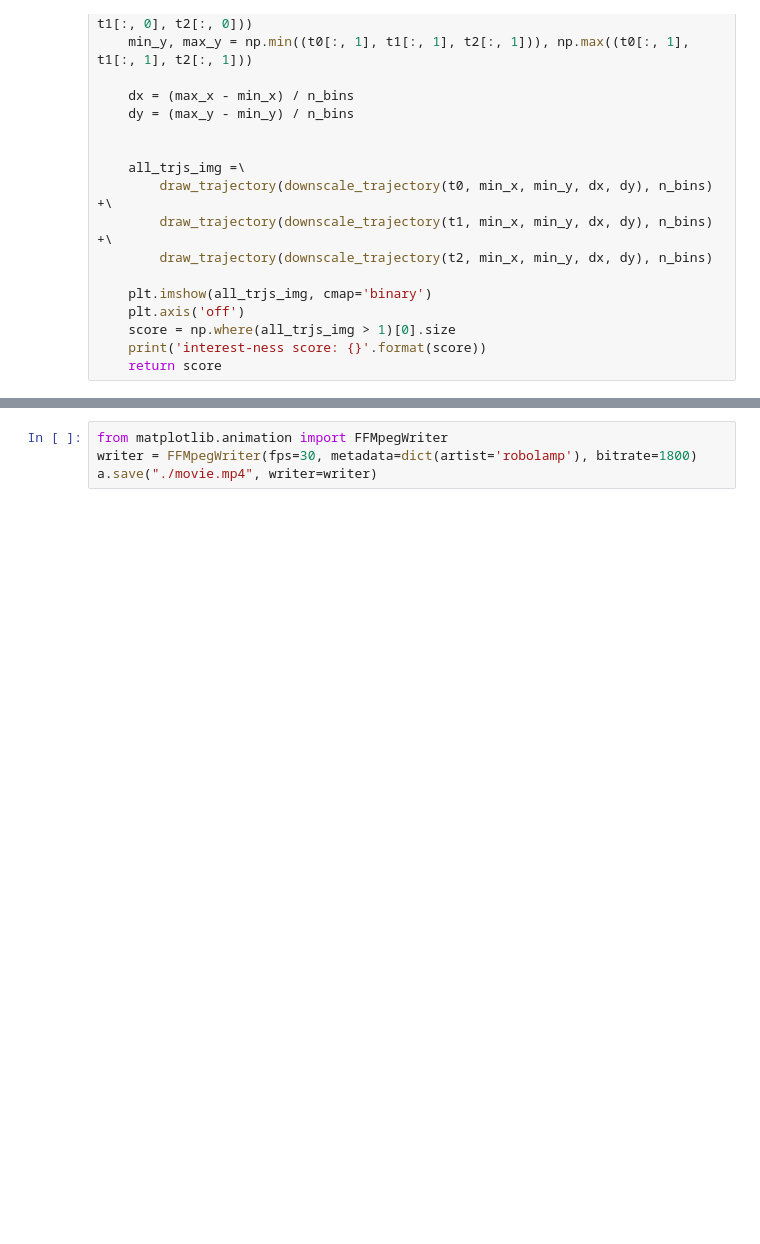
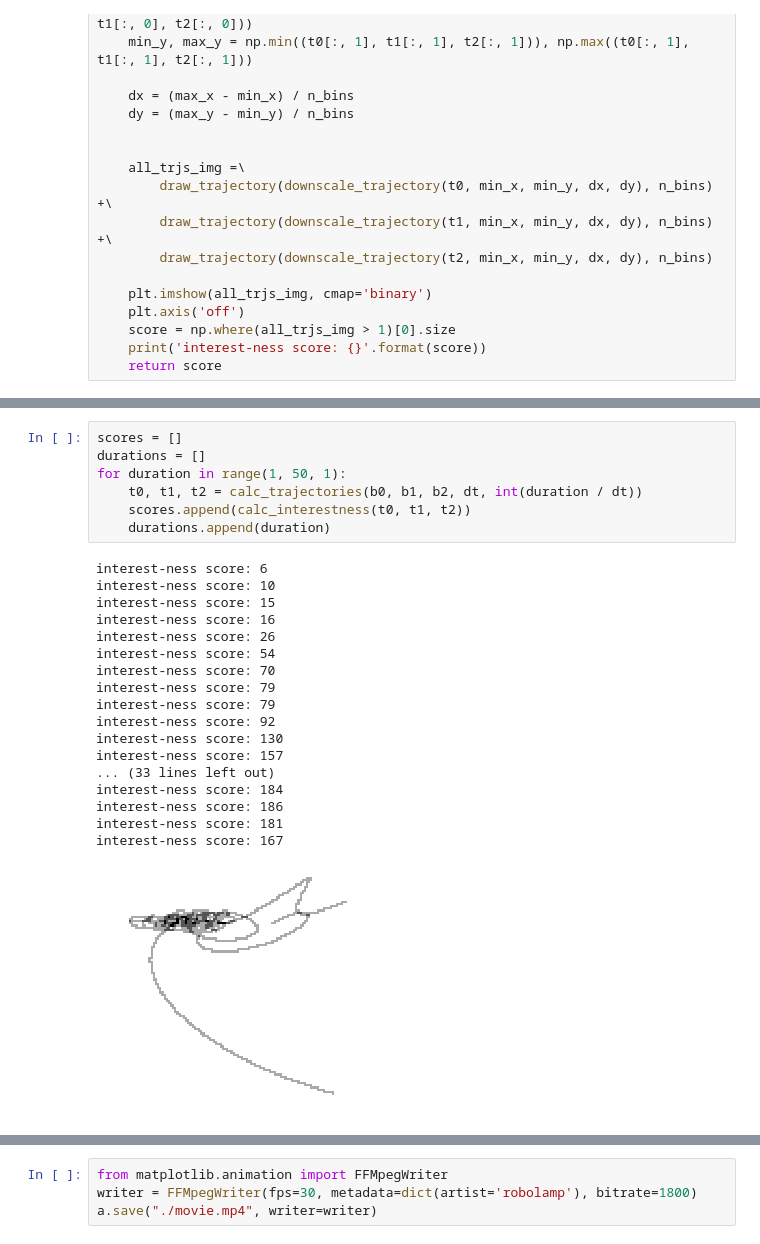
Before and after one commit to robolamp/3_body_problem_bot, a Jupyter notebook: 3_body_problem_physics_proof_of_concept.ipynb, the cells around one changed output, grey strips where cells are left out. Cells and saved outputs as stored; diff of their text form; blank space fills up the shorter version.

```diff
--- a/3_body_problem_physics_proof_of_concept.ipynb
+++ b/3_body_problem_physics_proof_of_concept.ipynb
@@ -218,0 +221,26 @@ interest-ness score: 192
+# %%
+scores = []
+durations = []
+for duration in range(1, 50, 1):
+    t0, t1, t2 = calc_trajectories(b0, b1, b2, dt, int(duration / dt))
+    scores.append(calc_interestness(t0, t1, t2))
+    durations.append(duration)
+# %% [output]
+interest-ness score: 6
+interest-ness score: 10
+interest-ness score: 15
+interest-ness score: 16
+interest-ness score: 26
+interest-ness score: 54
+interest-ness score: 70
+interest-ness score: 79
+interest-ness score: 79
+interest-ness score: 92
+interest-ness score: 130
+interest-ness score: 157
+... (33 lines left out)
+interest-ness score: 184
+interest-ness score: 186
+interest-ness score: 181
+interest-ness score: 167
+[figure, added]
```
Also changed, not shown: parts of 5 cells of this notebook.
